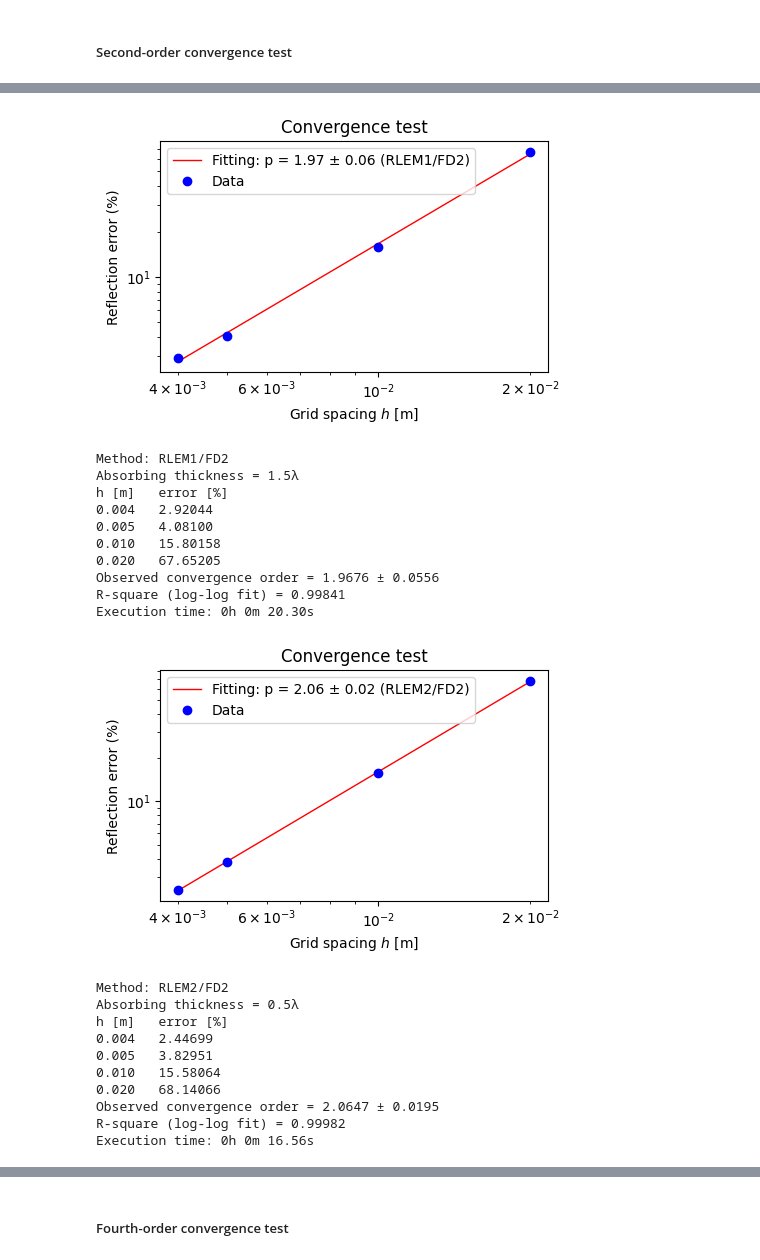
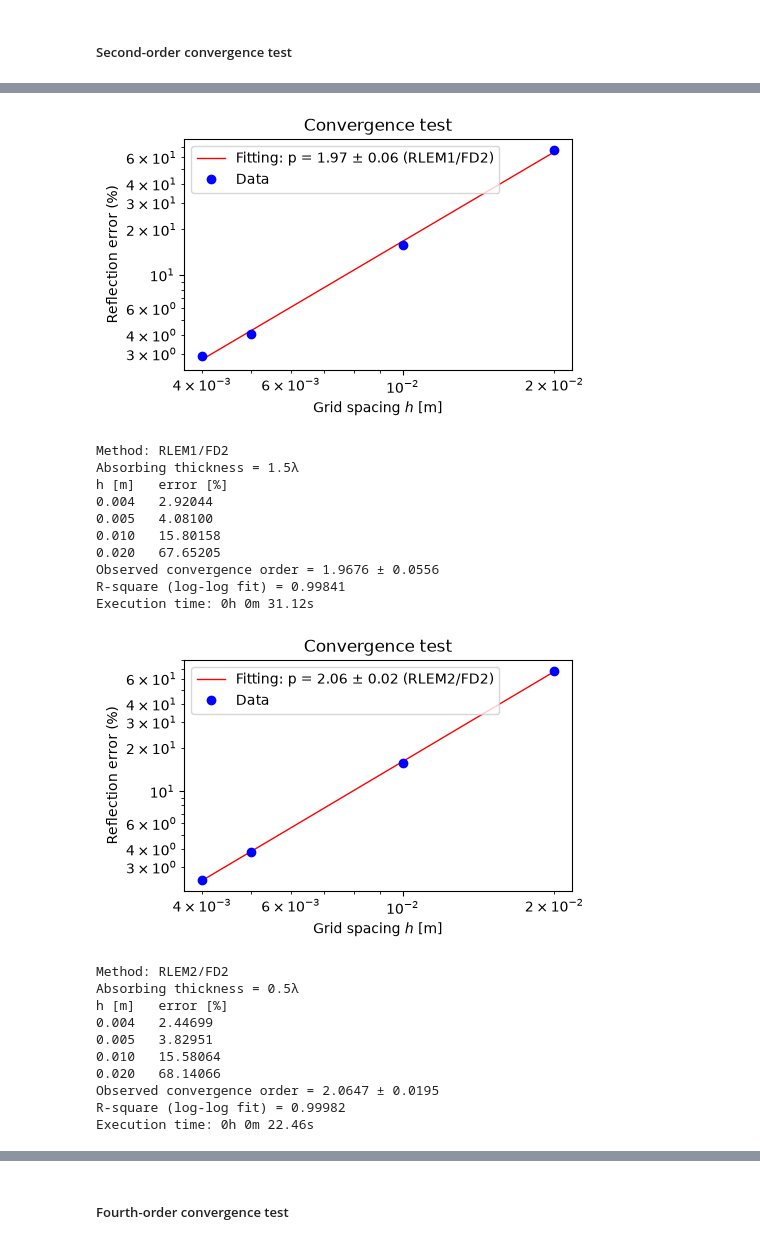
Before and after one commit to chaiwoot/PyHelmholtz, a Jupyter notebook: examples/example1.ipynb, the cells around one changed output, grey strips where cells are left out. Drawn from its saved outputs; the diff is of its cells as text; code cells hidden in the pictures.

```diff
--- a/examples/example1.ipynb
+++ b/examples/example1.ipynb
@@ -189,12 +191,12 @@ Execution time: 0h 0m 16.23s
 # %%
 # Ren-Liu hybrid methods with second-order finite difference
 
-# Solved using MUMPS on 12 cores
-compute_convergence_rate(h_array, fd_order=2, abm_name="RLEM1", thickness_scale=1.5, nprocs=12) # p_obs = 1.9676 ± 0.0556
-compute_convergence_rate(h_array, fd_order=2, abm_name="RLEM2", thickness_scale=0.5, nprocs=12) # p_obs = 2.0647 ± 0.0195
-compute_convergence_rate(h_array, fd_order=2, abm_name="RLH2", thickness_scale=0.5, nprocs=12) # p_obs = 2.0477 ± 0.0078
+# Solved using MUMPS on 1 core
+compute_convergence_rate(h_array, fd_order=2, abm_name="RLEM1", thickness_scale=1.5, nprocs=1) # p_obs = 1.9676 ± 0.0556
+compute_convergence_rate(h_array, fd_order=2, abm_name="RLEM2", thickness_scale=0.5, nprocs=1) # p_obs = 2.0647 ± 0.0195
+compute_convergence_rate(h_array, fd_order=2, abm_name="RLH2", thickness_scale=0.5, nprocs=1) # p_obs = 2.0477 ± 0.0078
 # %% [output]
-[figure, old version]
+[figure, new version]
 Method: RLEM1/FD2
 Absorbing thickness = 1.5λ
 h [m]   error [%]
@@ -204,8 +206,8 @@ h [m]   error [%]
 0.020   67.65205
 Observed convergence order = 1.9676 ± 0.0556
 R-square (log-log fit) = 0.99841
-Execution time: 0h 0m 20.30s
+Execution time: 0h 0m 31.12s
-[figure, old version]
+[figure, new version]
 Method: RLEM2/FD2
 Absorbing thickness = 0.5λ
 h [m]   error [%]
@@ -215,4 +217,4 @@ h [m]   error [%]
 0.020   68.14066
 Observed convergence order = 2.0647 ± 0.0195
 R-square (log-log fit) = 0.99982
-Execution time: 0h 0m 16.56s
+Execution time: 0h 0m 22.46s
```
Also changed, not shown: parts of 9 cells of this notebook.
